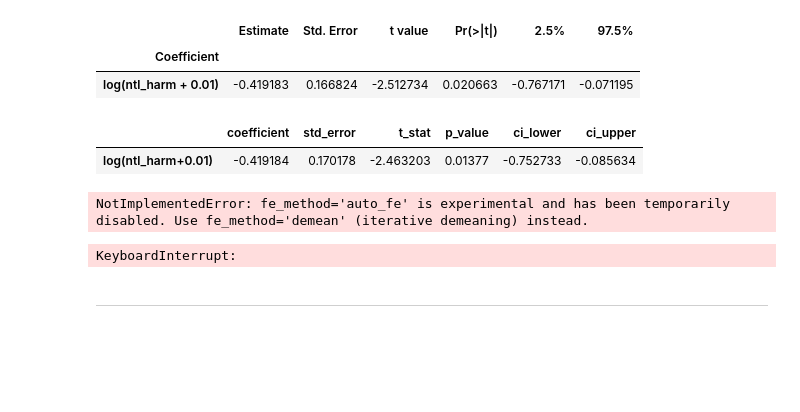
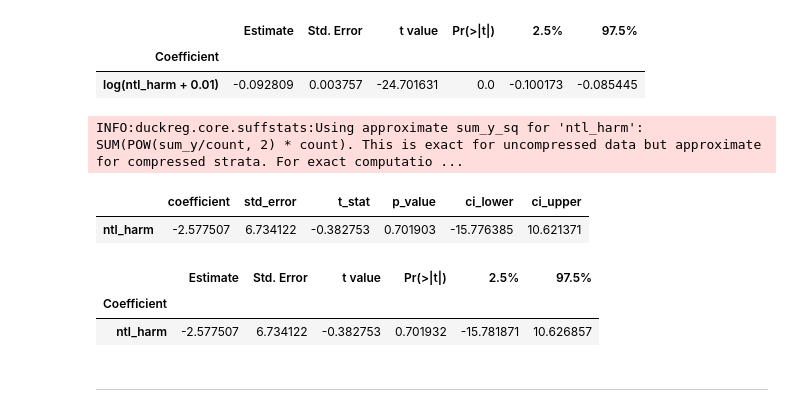
Before and after one commit to felixschulz385/growth-and-temperature, a Jupyter notebook: gnt/experiments/duckreg.ipynb, the cells around one changed output. Drawn from its saved outputs; the diff is of its cells as text; code cells hidden in the pictures; blank space fills up the shorter version.

```diff
--- a/gnt/experiments/duckreg.ipynb
+++ b/gnt/experiments/duckreg.ipynb
@@ -4,5 +4,5 @@ import statsmodels.formula.api as smf
 import pyfixest as pf
 import pandas as pd
 # %%
-_50km = pd.read_parquet("/scicore/home/meiera/schulz0022/projects/growth-and-temperature/data_nobackup/assembled/500m.parquet/ix=7/iy=7/data.parquet")#[["avhrr_median", "ntl_harm", "pixel_id", "year", "country", "subdivision"]].dropna()
-#_50km = _50km.dropna(subset=["avhrr_median", "ntl_harm", "pixel_id", "country", "year", "subdivision"]).copy()
+_50km = pd.read_parquet("/scicore/home/meiera/schulz0022/projects/growth-and-temperature/data_nobackup/assembled/50km.parquet/")#[["avhrr_median", "ntl_harm", "pixel_id", "year", "country", "subdivision"]].dropna()
+_50km = _50km.dropna(subset=["avhrr_median", "ntl_harm", "pixel_id", "country", "year", "subdivision"]).copy()
@@ -43,49 +23,37 @@ _50km.to_parquet("/scicore/home/meiera/schulz0022/projects/growth-and-temperatur
 # %%
-test = pf.feols("avhrr_median ~ log(ntl_harm + 0.01) | pixel_id + year", _50km, vcov={"CRV1": "subdivision"})#  | pixel_id + country^year {"CRV1": "subdivision"}
+test = pf.feols("avhrr_median ~ log(ntl_harm + 0.01) | pixel_id + year", _50km, vcov="iid")#  | pixel_id + country^year {"CRV1": "subdivision"}
 test.tidy()
 # %% [output]
 |  | Estimate | Std. Error | t value | Pr(>|t|) | 2.5% | 97.5% |
 | Coefficient |  |  |  |  |  |  |
-| log(ntl_harm + 0.01) | -0.419183 | 0.166824 | -2.512734 | 0.020663 | -0.767171 | -0.071195 |
+| log(ntl_harm + 0.01) | -0.092809 | 0.003757 | -24.701631 | 0.0 | -0.100173 | -0.085445 |
 # %%
 # duckreg 2SLS with FE (Mundlak)
 test = duckreg(
     #formula="avhrr_median ~ ntl_harm",
-    formula="avhrr_median ~ log(ntl_harm + 0.01) | pixel_id + year | 0 | subdivision", # pixel_id + country*year ntl_harm (adm2_reg_fav) subdivision
+    formula="avhrr_median ~ 1 | pixel_id + year | (ntl_harm ~ adm2_reg_fav)", # pixel_id + country*year ntl_harm (adm2_reg_fav) subdivision
     data=_50km,#"../../data_nobackup/test/test_data.parquet",
-    round_strata=5,
+    compression=5,
     fe_method="demean",
-    se_method="iid",
+    se_method={"CRV1": "subdivision"},
     fitter="duckdb",
     remove_singletons=True,
 )
 
 test.summary_df()
 # %% [output]
+INFO:duckreg.core.suffstats:Using approximate sum_y_sq for 'ntl_harm': SUM(POW(sum_y/count, 2) * count). This is exact for uncompressed data but approximate for compressed strata. For exact computatio ...
 |  | coefficient | std_error | t_stat | p_value | ci_lower | ci_upper |
-| log(ntl_harm+0.01) | -0.419184 | 0.170178 | -2.463203 | 0.01377 | -0.752733 | -0.085634 |
+| ntl_harm | -2.577507 | 6.734122 | -0.382753 | 0.701903 | -15.776385 | 10.621371 |
-# %%
-# duckreg 2SLS with FE (Mundlak)
-test = duckreg(
-    #formula="avhrr_median ~ ntl_harm",
-    formula="avhrr_median ~ log(ntl_harm + 0.01) | pixel_id + country*year", # ntl_harm (adm2_reg_fav)
-    data=_50km,#"../../data_nobackup/test/test_data.parquet",
-    round_strata=5,
-    fe_method="auto_fe",
-    se_method="HC1",
-    fitter="duckdb",
-    remove_singletons=True,
-)
-
-test.summary_df()
-# %% [output]
-NotImplementedError: fe_method='auto_fe' is experimental and has been temporarily disabled. Use fe_method='demean' (iterative demeaning) instead.
+# %%
+test = pf.feols("avhrr_median ~ 1 | pixel_id + year | ntl_harm ~ adm2_reg_fav", _50km, vcov={"CRV1": "subdivision"})#  | pixel_id + country^year {"CRV1": "subdivision"}
+test.tidy()
+# %% [output]
+|  | Estimate | Std. Error | t value | Pr(>|t|) | 2.5% | 97.5% |
+| Coefficient |  |  |  |  |  |  |
+| ntl_harm | -2.577507 | 6.734122 | -0.382753 | 0.701932 | -15.781871 | 10.626857 |
 # %%
 _50km["country_year"] = _50km["country"].astype("str") + _50km["year"].astype("str")
-# %%
-mixed_demean_mundlak_ols(_50km["avhrr_median"], np.log(_50km[["ntl_harm"]] + 0.01), _50km[["pixel_id", "country_year"]], demean_fe = ["country_year"], mundlak_fe = ["pixel_id"])
-# %% [output]
-KeyboardInterrupt:
 # %% [markdown]
 ---
 # %%
```
Also changed, not shown: parts of 4 cells of this notebook, 15 other files.
